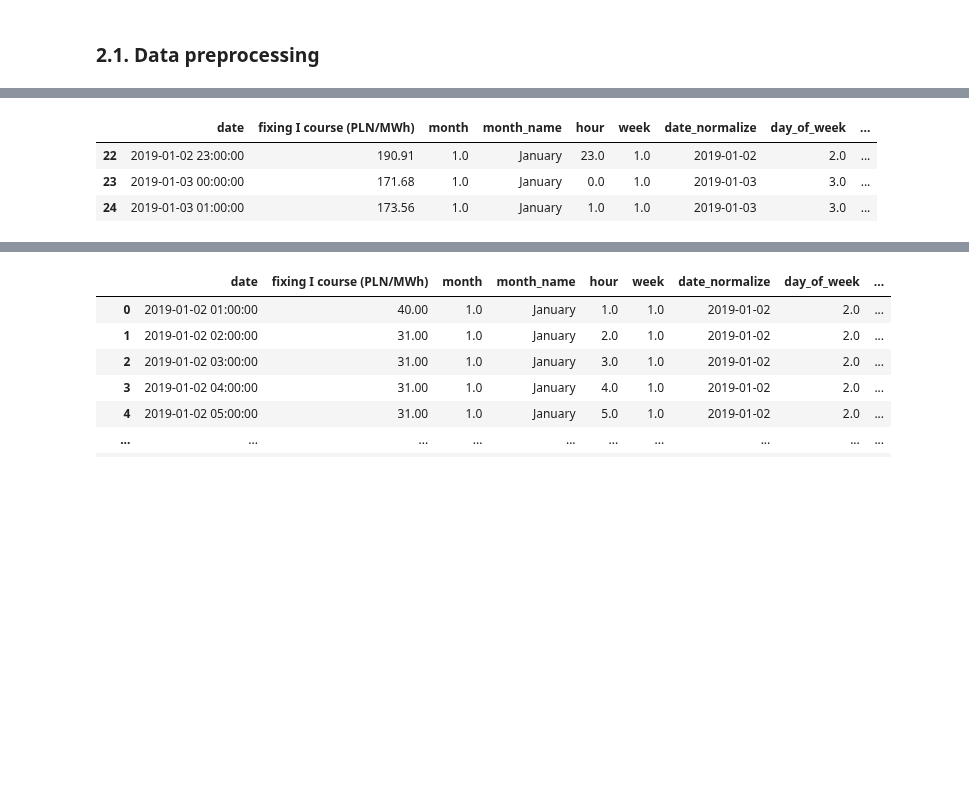
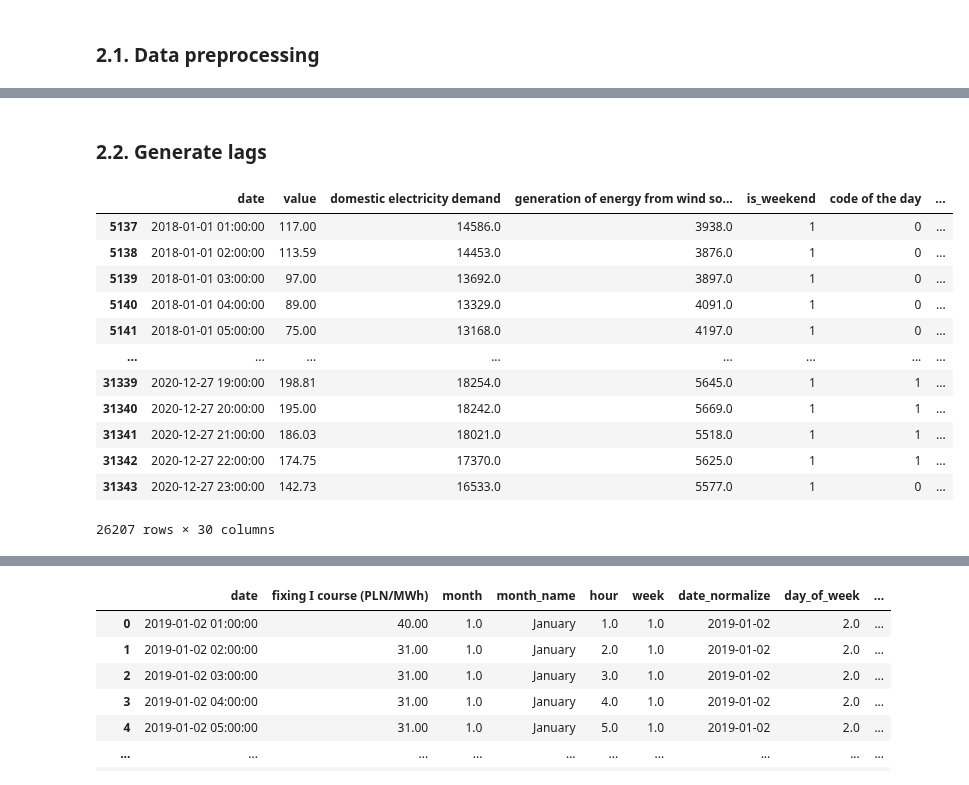
Before and after one commit to piekarsky/Short-Term-Electricity-Price-Forecasting-at-the-Polish-Day-Ahead-Market, a Jupyter notebook: power-market-analysis.ipynb, the cells around one changed output, grey strips where cells are left out. Cells and saved outputs as stored; diff of their text form; code cells hidden in the pictures; blank space fills up the shorter version.

```diff
--- a/power-market-analysis.ipynb
+++ b/power-market-analysis.ipynb
@@ -303,2 +141,0 @@ def polish_label_quarter(row):
-# %%
-df['season'] = df.md.map(season_of_date)
@@ -309,0 +142,43 @@ df['quarter'] = df.apply(lambda row: polish_label_quarter(row), axis=1)
+# %% [markdown]
+### 2.2. Generate lags
+# %%
+input_dim = 336
+
+
+def generate_time_lags(df, n_lags):
+    df_n = df.copy()
+    for n in range(1, n_lags + 1):
+        df_n[f"value lag{n}"] = df_n["value"].shift(n)
+    df_n = df_n.iloc[n_lags:]
+    return df_n
+
+
+def generation_domestic_electricity_demand_lags(df, n_lags):
+
+    df_n = df.copy()
+    for n in range(1, n_lags + 1):
+        df_n[f"domestic electricity demand lag{n}"] = df_n["domestic electricity demand"].shift(n)
+    df_n = df_n.iloc[n_lags:]
+    return df_n
+
+
+
+def generation_of_energy_from_wind_sources_lags(df, n_lags):
+
+    df_n = df.copy()
+    for n in range(1, n_lags + 1):
+        df_n[f"generation of energy from wind sources lag{n}"] = df_n["generation of energy from wind sources"].shift(n)
+    df_n = df_n.iloc[n_lags:]
+    return df_n
+
+df = generate_time_lags(df, input_dim)
+df = generation_of_energy_from_wind_sources_lags(df, input_dim)
+df = generation_domestic_electricity_demand_lags(df, input_dim)
+
+for n in range(1,337):
+    if n == 24 or n== 48 or n== 72 or n== 96 or n== 120 or n== 144 or n== 168 or n== 336:
+        continue
+    else:
+        del df[f'value lag{n}']
+        del df[f'generation of energy from wind sources lag{n}']
+        del df[f'domestic electricity demand lag{n}']
@@ -310,10 +187,19 @@ df['quarter'] = df.apply(lambda row: polish_label_quarter(row), axis=1)
 # %%
-df[22:25]
+df
 # %% [output]
-|  | date | fixing I course (PLN/MWh) | month | month_name | hour | week | date_normalize | day_of_week | ... |
-| 22 | 2019-01-02 23:00:00 | 190.91 | 1.0 | January | 23.0 | 1.0 | 2019-01-02 | 2.0 | ... |
-| 23 | 2019-01-03 00:00:00 | 171.68 | 1.0 | January | 0.0 | 1.0 | 2019-01-03 | 3.0 | ... |
-| 24 | 2019-01-03 01:00:00 | 173.56 | 1.0 | January | 1.0 | 1.0 | 2019-01-03 | 3.0 | ... |
+|  | date | value | domestic electricity demand | generation of energy from wind so... | is_weekend | code of the day | ... |
+| 5137 | 2018-01-01 01:00:00 | 117.00 | 14586.0 | 3938.0 | 1 | 0 | ... |
+| 5138 | 2018-01-01 02:00:00 | 113.59 | 14453.0 | 3876.0 | 1 | 0 | ... |
+| 5139 | 2018-01-01 03:00:00 | 97.00 | 13692.0 | 3897.0 | 1 | 0 | ... |
+| 5140 | 2018-01-01 04:00:00 | 89.00 | 13329.0 | 4091.0 | 1 | 0 | ... |
+| 5141 | 2018-01-01 05:00:00 | 75.00 | 13168.0 | 4197.0 | 1 | 0 | ... |
+| ... | ... | ... | ... | ... | ... | ... | ... |
+| 31339 | 2020-12-27 19:00:00 | 198.81 | 18254.0 | 5645.0 | 1 | 1 | ... |
+| 31340 | 2020-12-27 20:00:00 | 195.00 | 18242.0 | 5669.0 | 1 | 1 | ... |
+| 31341 | 2020-12-27 21:00:00 | 186.03 | 18021.0 | 5518.0 | 1 | 1 | ... |
+| 31342 | 2020-12-27 22:00:00 | 174.75 | 17370.0 | 5625.0 | 1 | 1 | ... |
+| 31343 | 2020-12-27 23:00:00 | 142.73 | 16533.0 | 5577.0 | 1 | 0 | ... |
+26207 rows × 30 columns
 # %%
 rows_with_nan = [index for index, row in df.iterrows() if row.isnull().any()]
 # %%
```
Also changed, not shown: parts of 23 cells of this notebook.
